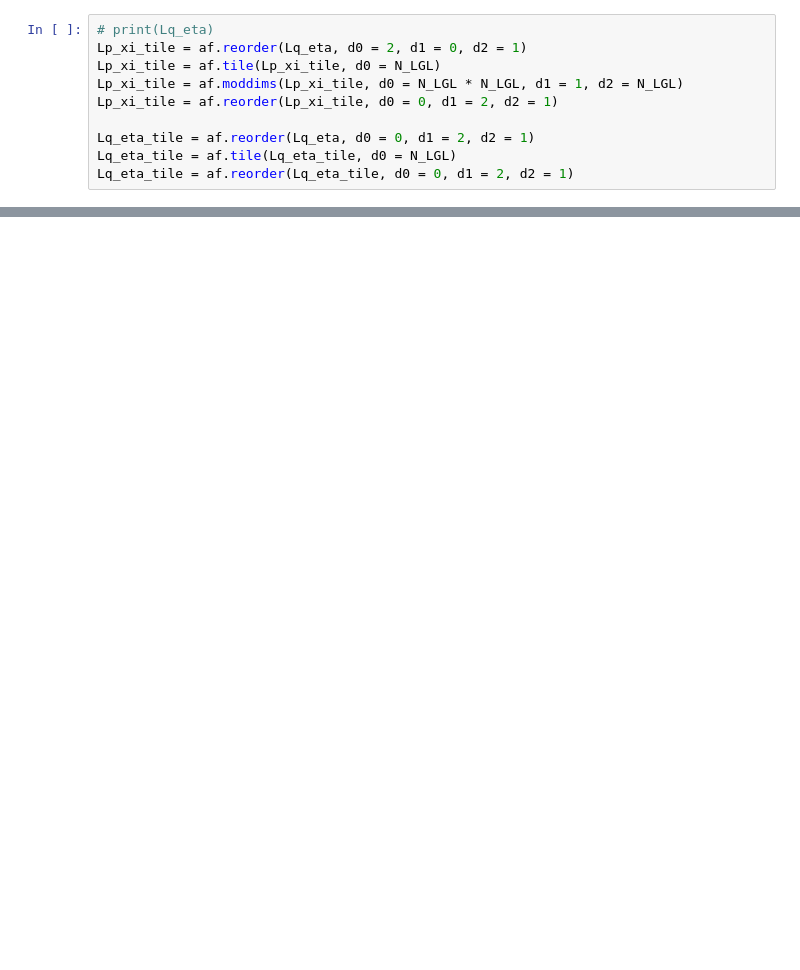
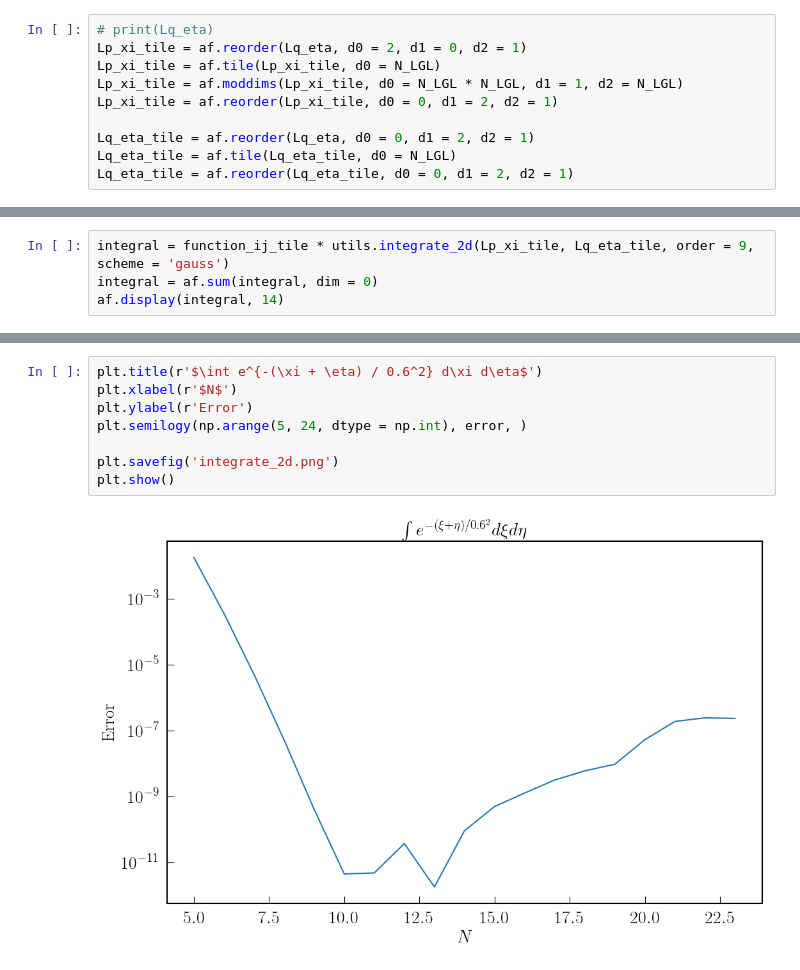
Before and after one commit to QuazarTech/DG_Maxwell, a Jupyter notebook: examples/integration_2d_test.ipynb, the cells around one changed output, grey strips where cells are left out. Saved outputs shown, nothing was run; the diff lists cells and outputs as text; blank space fills up the shorter version.

```diff
--- a/examples/integration_2d_test.ipynb
+++ b/examples/integration_2d_test.ipynb
@@ -134,0 +100,4 @@ plt.show()
+# %%
+integral = function_ij_tile * utils.integrate_2d(Lp_xi_tile, Lq_eta_tile, order = 9, scheme = 'gauss')
+integral = af.sum(integral, dim = 0)
+af.display(integral, 14)
@@ -134,0 +173,10 @@ plt.show()
+# %%
+plt.title(r'$\int e^{-(\xi + \eta) / 0.6^2} d\xi d\eta$')
+plt.xlabel(r'$N$')
+plt.ylabel(r'Error')
+plt.semilogy(np.arange(5, 24, dtype = np.int), error, )
+
+plt.savefig('integrate_2d.png')
+plt.show()
+# %% [output]
+[figure, added]
```
Also changed, not shown: parts of 15 cells of this notebook.
